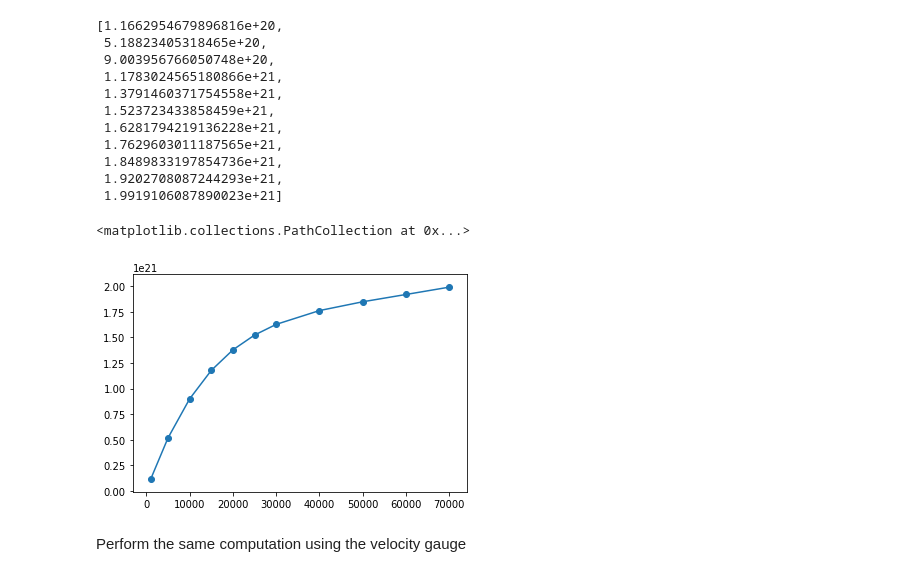
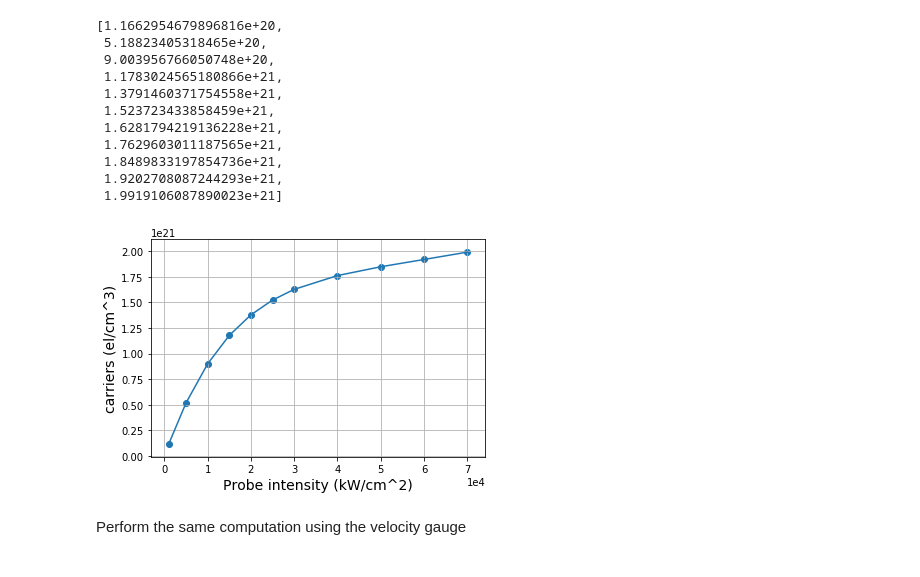
Before and after one commit to marcodalessandro76/Generation-and-decay-of-the-degree-of-spin-polarization-in-GaAs, a Jupyter notebook: Intensity_analysis.ipynb, the cells around one changed output. Saved outputs shown, nothing was run; the diff lists cells and outputs as text; code cells hidden in the pictures.

```diff
--- a/Intensity_analysis.ipynb
+++ b/Intensity_analysis.ipynb
@@ -131,12 +131,15 @@ carriers
  1.8489833197854736e+21,
  1.9202708087244293e+21,
  1.9919106087890023e+21]
-# %%
-plt.plot(field_ints,carriers)
-plt.scatter(field_ints,carriers)
-# %% [output]
-<matplotlib.collections.PathCollection at 0x...>
-[figure, removed]
+# %%
+plt.plot(field_ints,carriers)
+plt.scatter(field_ints,carriers)
+plt.xlabel('Probe intensity (kW/cm^2)',size=14)
+plt.ylabel('carriers (el/cm^3)',size=14)
+plt.grid()
+plt.ticklabel_format(style='sci', axis='x', scilimits=(0,0))
+# %% [output]
+[figure, added]
 # %% [markdown]
 Perform the same computation using the velocity gauge
 # %%
```
Also changed, not shown: 2 other files.
